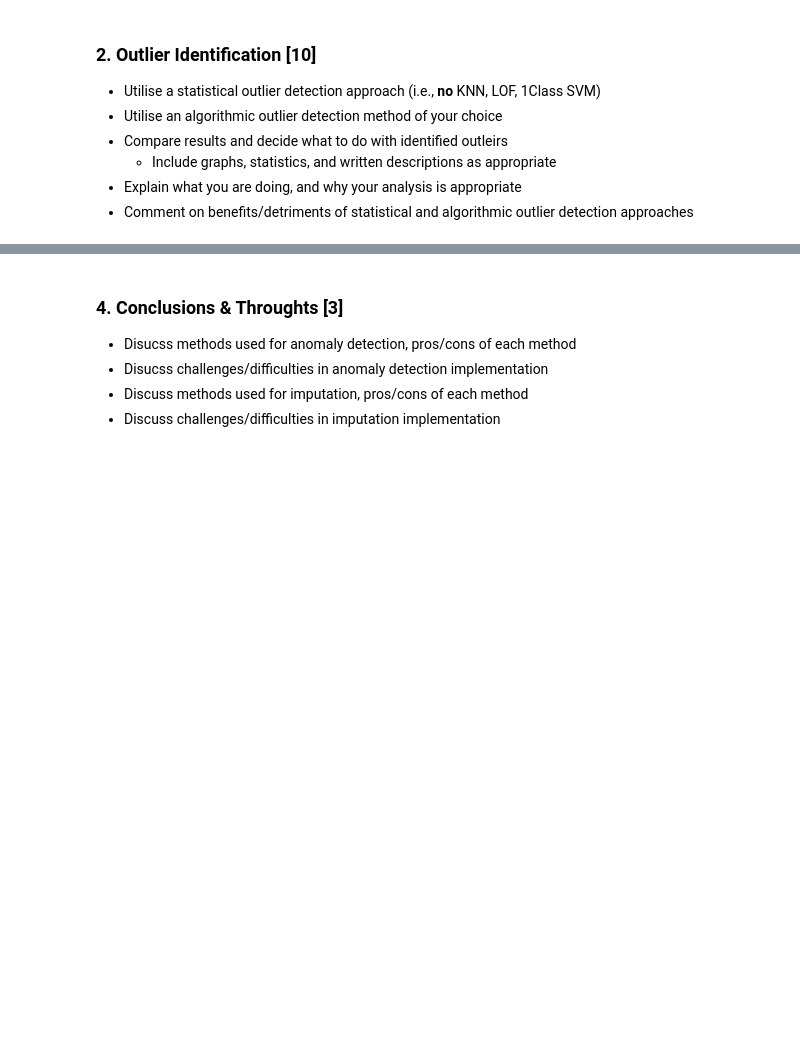
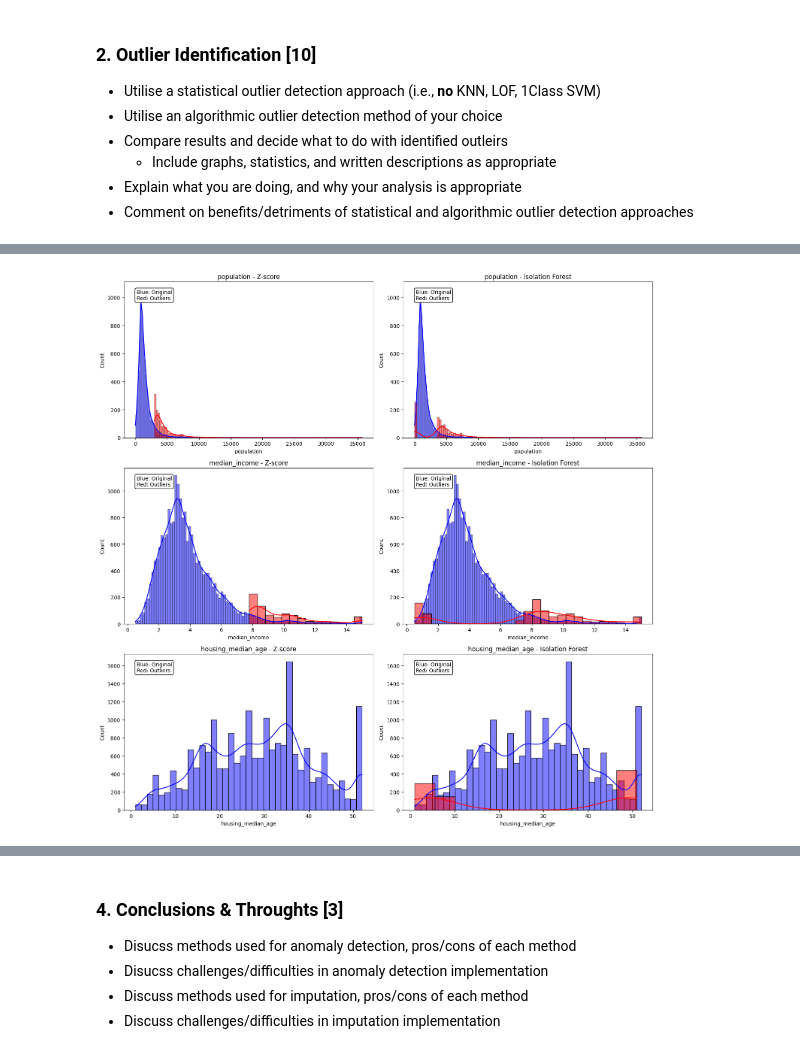
Before and after one commit to OscarIsorez/ComputerVision, a Jupyter notebook: CSC3831_Part_I/Coursework/CSC3831_Final_Assessment.ipynb, the cells around one changed output, grey strips where cells are left out. Cells and saved outputs as stored; diff of their text form; code cells hidden in the pictures; blank space fills up the shorter version.

```diff
--- a/CSC3831_Part_I/Coursework/CSC3831_Final_Assessment.ipynb
+++ b/CSC3831_Part_I/Coursework/CSC3831_Final_Assessment.ipynb
@@ -200,3 +276,12 @@ Benefits and Detriments:
 # %%
 # Use this dataset for comparison against the imputed datasets
 houses = pd.read_csv('https://raw.githubusercontent.com/PaoloMissier/CSC3831-2021-22/main/IMPUTATION/TARGET-DATASETS/ORIGINAL/houses.csv', header=0)
+
+original_columns = houses_corrupted.columns
+knn_imputer = KNNImputer(n_neighbors=5)
+houses_corrupted = pd.DataFrame(knn_imputer.fit_transform(houses_corrupted), columns=original_columns)
+
+print("Missing values per column:")
+print( houses_corrupted.isnull().sum() )
+
+houses_corrupted.head()
@@ -202,0 +327,45 @@ houses = pd.read_csv('https://raw.githubusercontent.com/PaoloMissier/CSC3831-202
+# %%
+from scipy import stats
+from sklearn.ensemble import IsolationForest
+import matplotlib.pyplot as plt
+import seaborn as sns
+
+columns_to_analyze = ['population', 'median_income', 'housing_median_age']
+
+def detect_outliers_zscore(data, threshold=3):
+    # 𝑋 = {𝑥1, … , 𝑥𝑛}  𝑟𝑜𝑏_𝑧𝑖 = (𝑥𝑖 − 𝑚𝑒𝑑(𝑥) )/ 𝑀𝐴𝐷
+    median = np.median(data)
+    mad = np.median(np.abs(data - median))
+    robust_z_scores = 0.6745 * (data - median) / mad
+    return np.abs(robust_z_scores) > threshold
+
+def detect_outliers_isolation_forest(data):
+    isolation_forest = IsolationForest(contamination=0.05, random_state=42)
+    outliers = isolation_forest.fit_predict(data)
+    return outliers == -1
+
+def compare_outliers(data, columns):
+    fig, axes = plt.subplots(len(columns), 2, figsize=(15, len(columns) * 5))
+    for i, column in enumerate(columns):
+        # Détection des valeurs aberrantes
+        outliers_zscore = detect_outliers_zscore(data[column])
+        outliers_iforest = detect_outliers_isolation_forest(data[[column]])
+
+        sns.histplot(data[column], ax=axes[i, 0], kde=True, color='blue')
+        sns.histplot(data[column][outliers_zscore], ax=axes[i, 0], kde=True, color='red')
+        axes[i, 0].set_title(f'{column} - Z-score')
+        axes[i, 0].text(0.05, 0.95, 'Blue: Original\nRed: Outliers', transform=axes[i, 0].transAxes,
+                        fontsize=10, verticalalignment='top', bbox=dict(boxstyle='round,pad=0.3', edgecolor='black', facecolor='white'))
+
+        sns.histplot(data[column], ax=axes[i, 1], kde=True, color='blue')
+        sns.histplot(data[column][outliers_iforest], ax=axes[i, 1], kde=True, color='red')
+        axes[i, 1].set_title(f'{column} - Isolation Forest')
+        axes[i, 1].text(0.05, 0.95, 'Blue: Original\nRed: Outliers', transform=axes[i, 1].transAxes,
+                        fontsize=10, verticalalignment='top', bbox=dict(boxstyle='round,pad=0.3', edgecolor='black', facecolor='white'))
+
+    plt.tight_layout()
+    plt.show()
+
+compare_outliers(houses_corrupted, columns_to_analyze)
+# %% [output]
+[figure, added]
```
Also changed, not shown: parts of 23 cells of this notebook.
